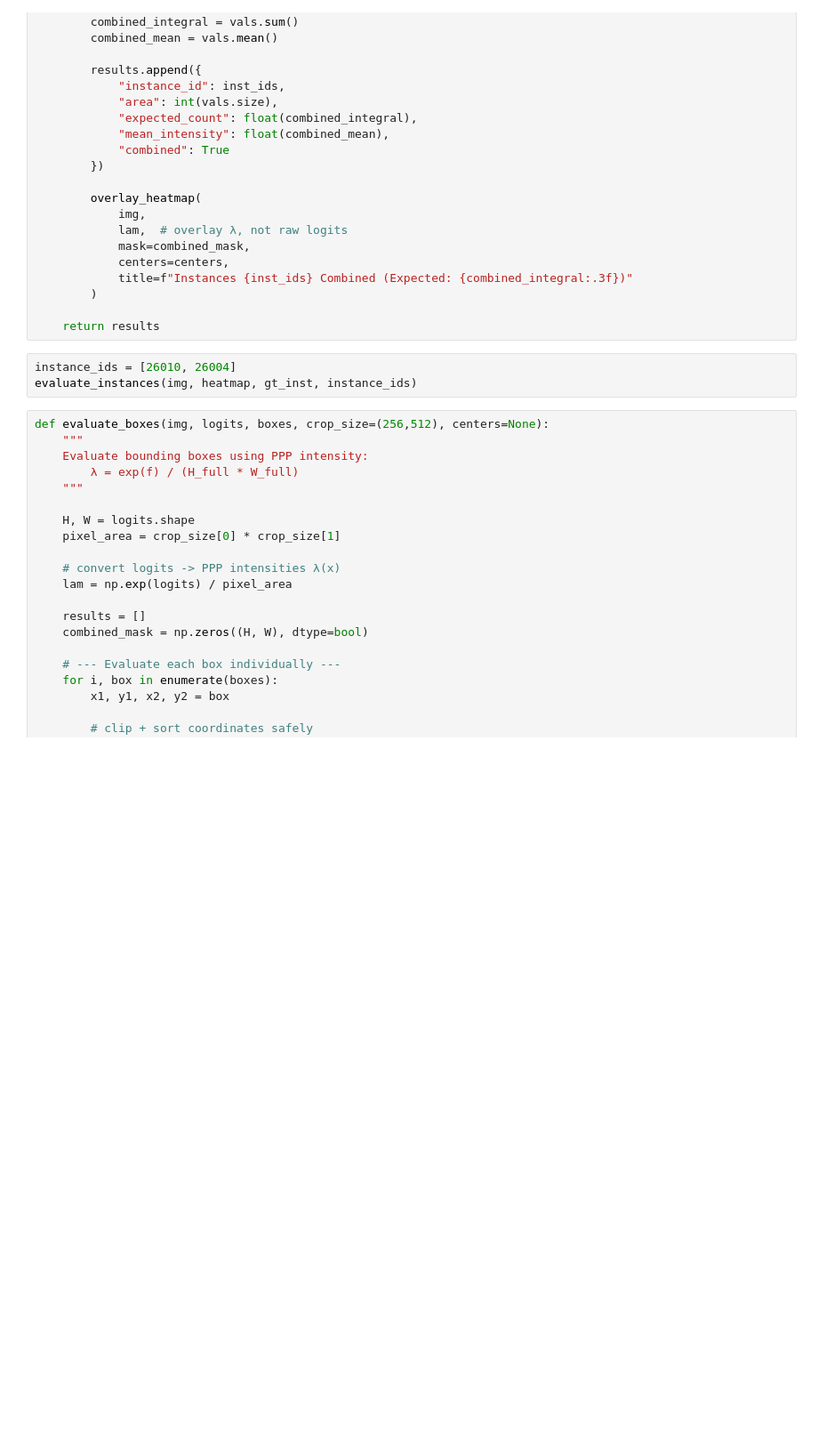
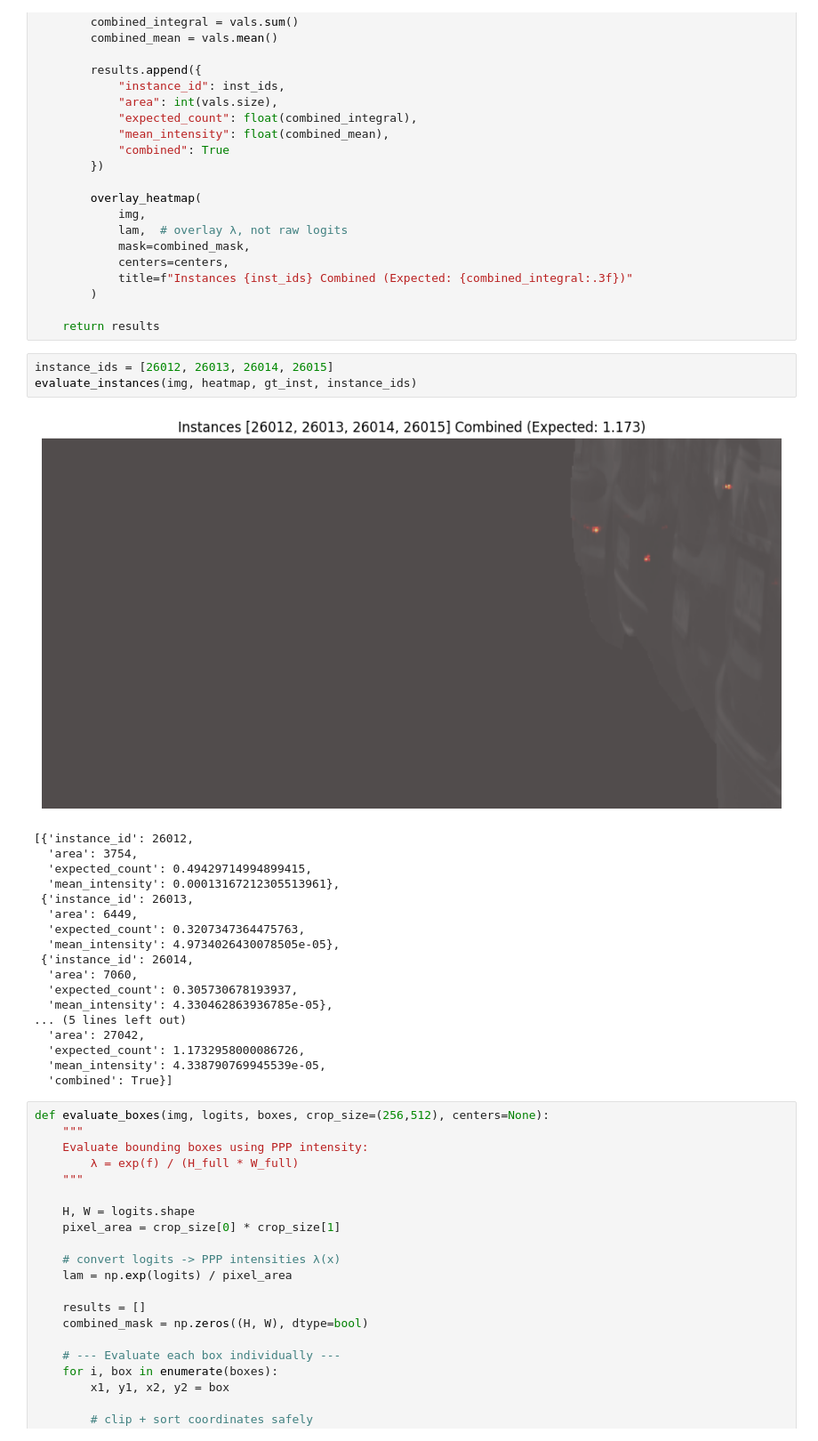
Before and after one commit to fragenabhaken-ux/CMPPP_Radar_MMSegmentation, a Jupyter notebook: ppp_analysis/ppp_analysis.ipynb, the cells around one changed output. Shown at 89% size. Cells and saved outputs as stored; diff of their text form; blank space fills up the shorter version.

```diff
--- a/ppp_analysis/ppp_analysis.ipynb
+++ b/ppp_analysis/ppp_analysis.ipynb
@@ -267,8 +339,27 @@ def evaluate_instances(img, logits, gt_inst, inst_ids, crop_size=(256,512), cent
 
     return results
 # %%
-instance_ids = [26010, 26004]
+instance_ids = [26012, 26013, 26014, 26015]
 evaluate_instances(img, heatmap, gt_inst, instance_ids)
+# %% [output]
+[figure, added]
+[{'instance_id': 26012,
+  'area': 3754,
+  'expected_count': 0.49429714994899415,
+  'mean_intensity': 0.00013167212305513961},
+ {'instance_id': 26013,
+  'area': 6449,
+  'expected_count': 0.3207347364475763,
+  'mean_intensity': 4.9734026430078505e-05},
+ {'instance_id': 26014,
+  'area': 7060,
+  'expected_count': 0.305730678193937,
+  'mean_intensity': 4.330462863936785e-05},
+... (5 lines left out)
+  'area': 27042,
+  'expected_count': 1.1732958000086726,
+  'mean_intensity': 4.338790769945539e-05,
+  'combined': True}]
 # %%
 def evaluate_boxes(img, logits, boxes, crop_size=(256,512), centers=None):
     """
```
Also changed, not shown: parts of 5 cells of this notebook, 6 other files.
